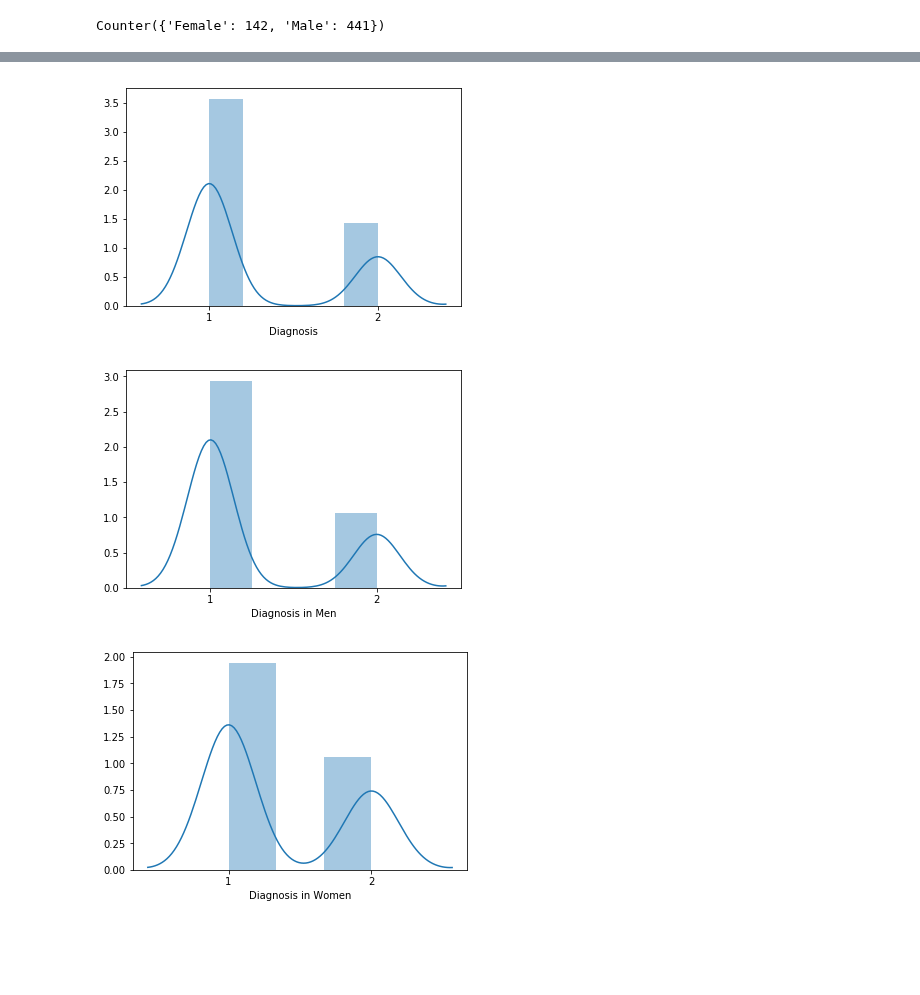
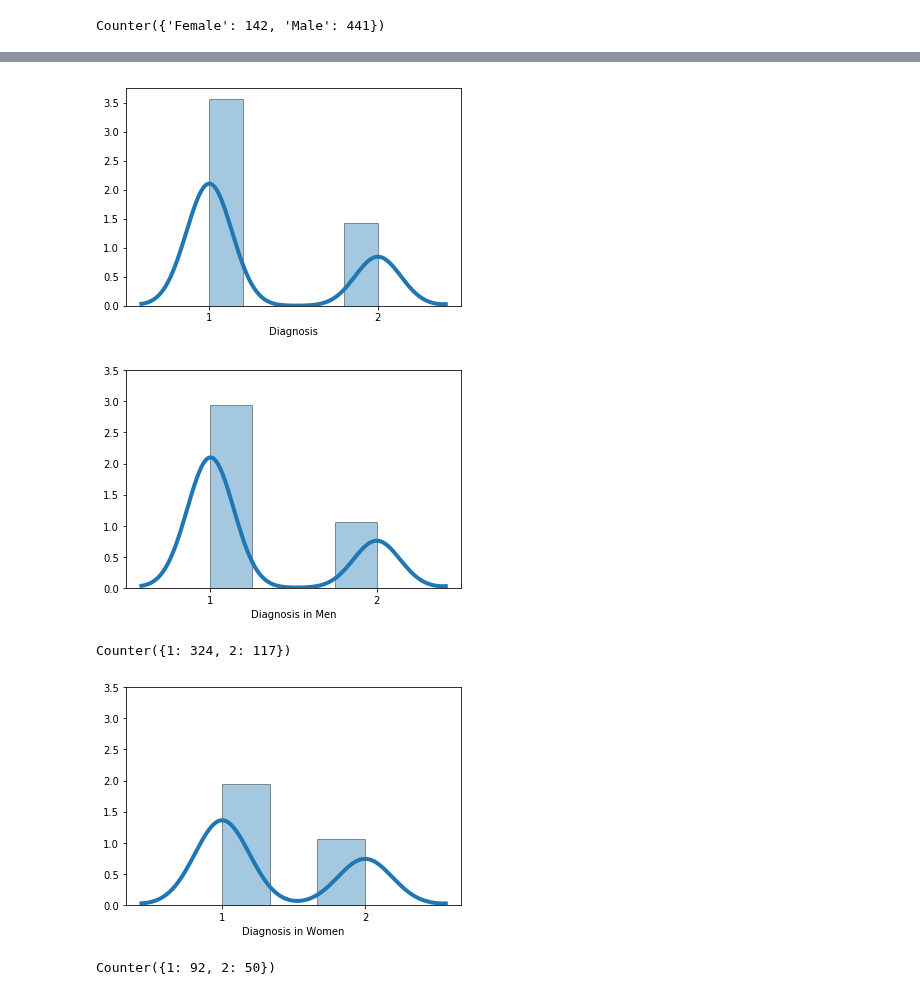
Before and after one commit to MarionMcG/python-fundamentals-project, a Jupyter notebook: project.ipynb, the cells around one changed output, grey strips where cells are left out. Drawn from its saved outputs; the diff is of its cells as text; code cells hidden in the pictures; blank space fills up the shorter version.

```diff
--- a/project.ipynb
+++ b/project.ipynb
@@ -56,23 +65,35 @@ men = df.loc[(df['gender'] == 'Male')]
 # %%
-sns.distplot(diagnose)
+sns.distplot(diagnose,
+             hist_kws={'edgecolor':'black'},
+             kde_kws={'linewidth': 4});
 plt.xlabel('Diagnosis')
 plt.xticks([1, 2])
 plt.show()
 # %% [output]
-[figure, old version]
+[figure, new version]
 # %%
 diagnosis_men =  men.iloc[:,10]
-sns.distplot(diagnosis_men)
+sns.distplot(diagnosis_men,
+             hist_kws={'edgecolor':'black'},
+             kde_kws={'linewidth': 4});
 plt.xlabel('Diagnosis in Men')
 plt.xticks([1, 2])
+plt.ylim(0, 3.5)
 plt.show()
+Counter(diagnosis_men)
 # %% [output]
-[figure, old version]
+[figure, new version]
+Counter({1: 324, 2: 117})
 # %%
 diagnosis_women =  women.iloc[:,10]
-sns.distplot(diagnosis_women)
+sns.distplot(diagnosis_women,
+             hist_kws={'edgecolor':'black'},
+             kde_kws={'linewidth': 4});
 plt.xlabel('Diagnosis in Women')
+plt.ylim(0, 3.5)
 plt.xticks([1, 2])
 plt.show()
+Counter(diagnosis_women)
 # %% [output]
-[figure, old version]
+[figure, new version]
+Counter({1: 92, 2: 50})
```
Also changed, not shown: parts of 2 cells of this notebook.
